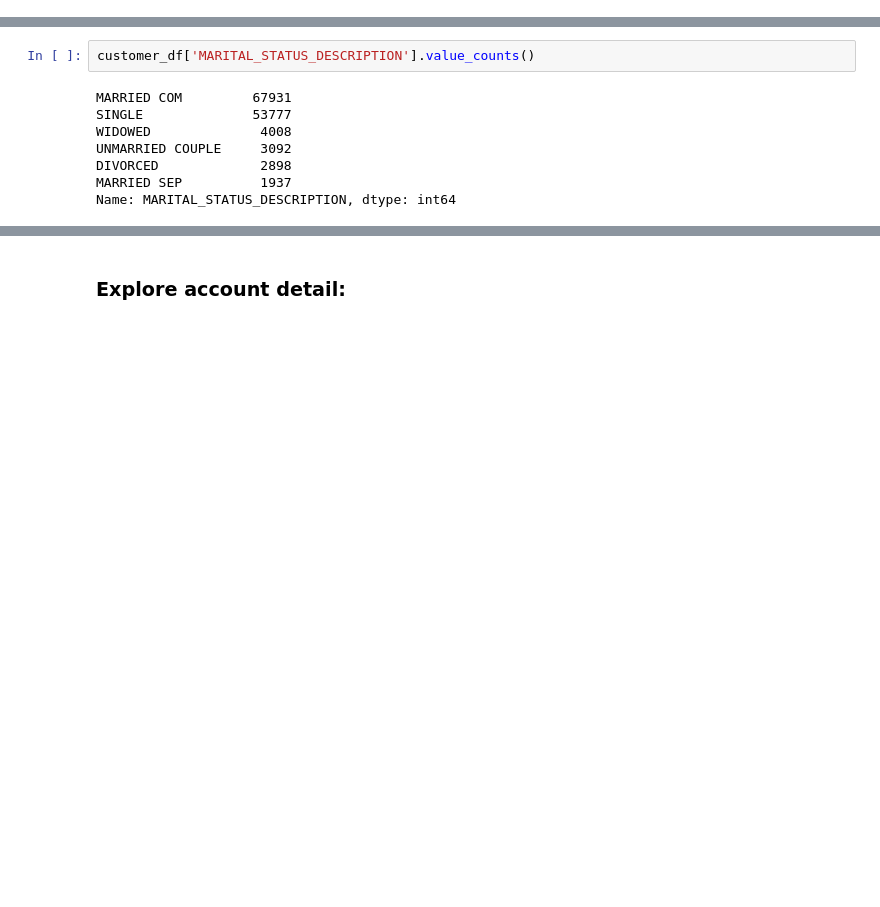
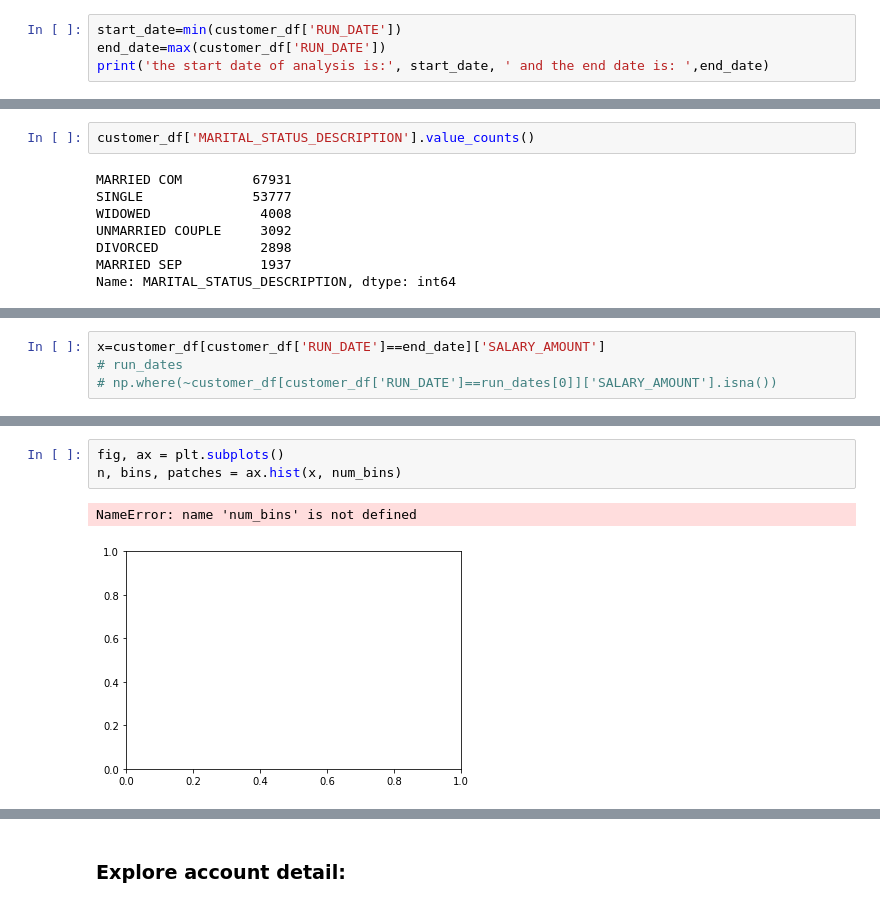
Before and after one commit to ChristoGH/mcb, a Jupyter notebook: explore.ipynb, the cells around one changed output, grey strips where cells are left out. Cells and saved outputs as stored; diff of their text form; blank space fills up the shorter version.

```diff
--- a/explore.ipynb
+++ b/explore.ipynb
@@ -185,3 +197,7 @@ customer_df['RUN_DATE']
 141167   2019-03-29
 141168   2019-03-29
 Name: RUN_DATE, Length: 141169, dtype: datetime64[ns]
+# %%
+start_date=min(customer_df['RUN_DATE'])
+end_date=max(customer_df['RUN_DATE'])
+print('the start date of analysis is:', start_date, ' and the end date is: ',end_date)
@@ -329,0 +445,4 @@ Name: MARITAL_STATUS_DESCRIPTION, dtype: int64
+# %%
+x=customer_df[customer_df['RUN_DATE']==end_date]['SALARY_AMOUNT']
+# run_dates
+# np.where(~customer_df[customer_df['RUN_DATE']==run_dates[0]]['SALARY_AMOUNT'].isna())
@@ -329,0 +479,6 @@ Name: MARITAL_STATUS_DESCRIPTION, dtype: int64
+# %%
+fig, ax = plt.subplots()
+n, bins, patches = ax.hist(x, num_bins)
+# %% [output]
+NameError: name 'num_bins' is not defined
+[figure, added]
```
Also changed, not shown: parts of 61 cells of this notebook.
